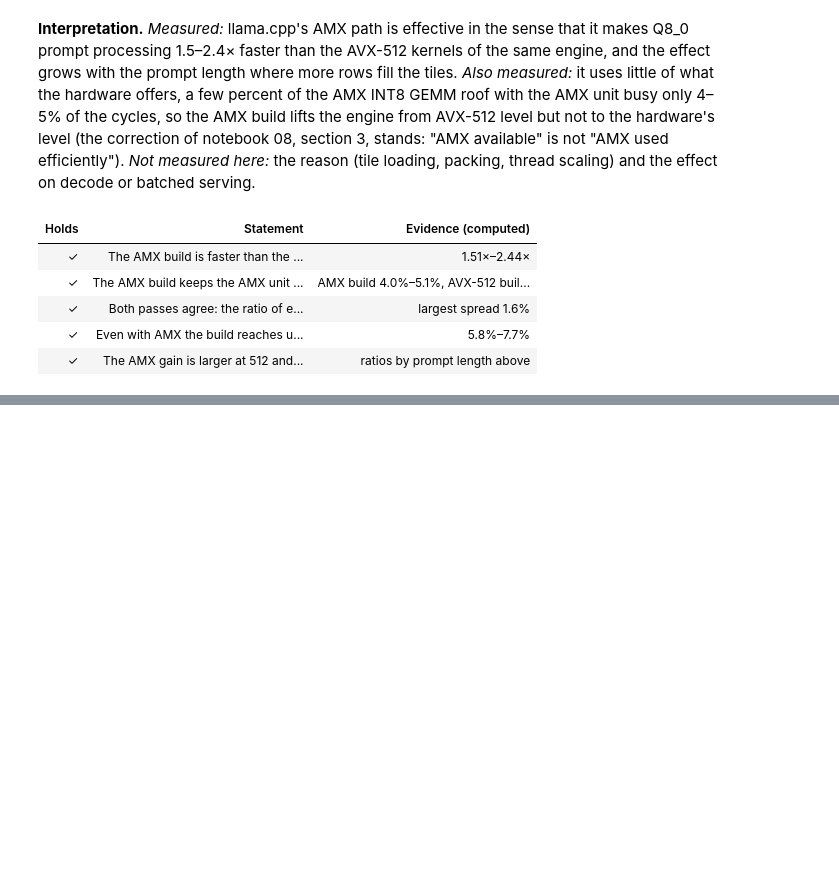
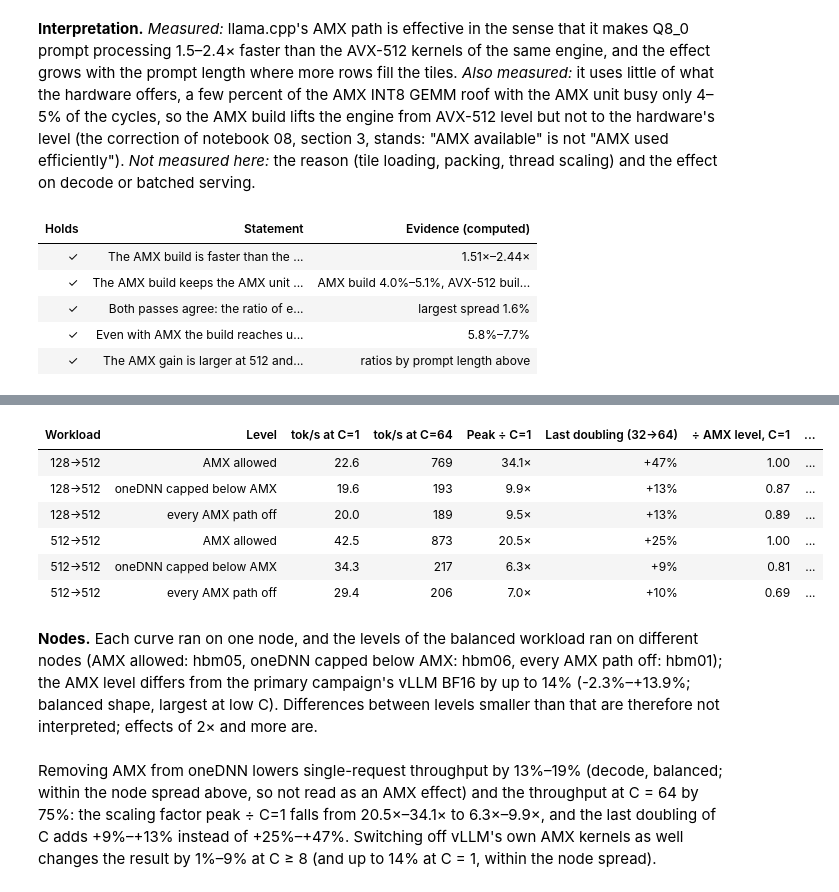
Before and after one commit to struggling-student/llm-backend-analysis, a Jupyter notebook: notebooks/backend_selection/12_amx_ablations.ipynb, the cells around one changed output, grey strips where cells are left out. Cells and saved outputs as stored; diff of their text form; code cells hidden in the pictures; blank space fills up the shorter version.

```diff
--- a/notebooks/backend_selection/12_amx_ablations.ipynb
+++ b/notebooks/backend_selection/12_amx_ablations.ipynb
@@ -128,0 +150,37 @@ display(claims_table(claims))
+# %%
+summ = amx.level_summary(lv)
+summ["level_label"] = summ["level"].map(amx.LEVEL_LABELS)
+display(table(summ.assign(workload=summ["workload"].map(lambda w: registry.workload_label(w, short=True)))
+              [["workload", "level_label", "c1", "tput_c_max", "peak_over_c1", "last_doubling_gain", "rel_c1", "rel_c_max"]]
+              .rename(columns={"workload": "Workload", "level_label": "Level", "c1": "tok/s at C=1", "tput_c_max": "tok/s at C=64",
+                               "peak_over_c1": "Peak ÷ C=1", "last_doubling_gain": "Last doubling (32→64)", "rel_c1": "÷ AMX level, C=1",
+                               "rel_c_max": "÷ AMX level, C=64"}),
+              {"tok/s at C=1": "{:.1f}", "tok/s at C=64": "{:.0f}", "Peak ÷ C=1": "{:.1f}×", "Last doubling (32→64)": "{:+.0%}",
+               "÷ AMX level, C=1": "{:.2f}", "÷ AMX level, C=64": "{:.2f}"}, align="left"))
+export_table(summ.drop(columns="level_label"), "amx_ablation_summary")
+S = summ.set_index(["workload", "level"])
+repro = lv[lv["level"] == "amx"].merge(vllm_main[["workload", "concurrency", "total_tok_s_mean"]], on=["workload", "concurrency"], suffixes=("", "_main"))
+repro_dev = repro["total_tok_s_mean"] / repro["total_tok_s_mean_main"] - 1
+_p = lv.pivot_table(index=["workload", "concurrency"], columns="level", values="total_tok_s_mean")
+both_off_all = _p["noamx_all"] / _p["noamx_gemm"] - 1
+both_off = both_off_all[both_off_all.index.get_level_values("concurrency") >= 8].abs()
+node_of = lv.groupby(["workload", "level"])["hosts"].first().unstack()
+node_spread = repro_dev.abs().max()
+show(f"**Nodes.** Each curve ran on one node, and the levels of the balanced workload ran on different nodes ({', '.join(f'{amx.LEVEL_LABELS[l]}: {node_of.loc['balanced', l].split('-')[-1]}' for l in amx.LEVELS)}); "
+     f"the AMX level differs from the primary campaign's vLLM BF16 by up to {pct(node_spread, 0, False)} ({rng(repro_dev, pct, nd=1)}; balanced shape, largest at low C). Differences between levels smaller than that "
+     f"are therefore not interpreted; effects of 2× and more are.")
+show(f"Removing AMX from oneDNN lowers single-request throughput by {rng(1 - S.xs('noamx_gemm', level='level')['rel_c1'], lambda v: pct(v, 0, False))} (decode, balanced; within the node spread above, "
+     f"so not read as an AMX effect) and the throughput at C = 64 by {rng(1 - S.xs('noamx_gemm', level='level')['rel_c_max'], lambda v: pct(v, 0, False))}: the scaling factor peak ÷ C=1 falls from "
+     f"{rng(S.xs('amx', level='level')['peak_over_c1'], x)} to {rng(S.xs('noamx_gemm', level='level')['peak_over_c1'], x)}, and the last doubling of C adds "
+     f"{rng(S.xs('noamx_gemm', level='level')['last_doubling_gain'], pct)} instead of {rng(S.xs('amx', level='level')['last_doubling_gain'], pct)}. "
+     f"Switching off vLLM's own AMX kernels as well changes the result by {rng(both_off, lambda v: pct(v, 0, False))} at C ≥ 8 (and up to {pct(both_off_all.abs().max(), 0, False)} at C = 1, within the node spread).")
+# %% [output]
+| Workload | Level | tok/s at C=1 | tok/s at C=64 | Peak ÷ C=1 | Last doubling (32→64) | ÷ AMX level, C=1 | ... |
+| 128→512 | AMX allowed | 22.6 | 769 | 34.1× | +47% | 1.00 | ... |
+| 128→512 | oneDNN capped below AMX | 19.6 | 193 | 9.9× | +13% | 0.87 | ... |
+| 128→512 | every AMX path off | 20.0 | 189 | 9.5× | +13% | 0.89 | ... |
+| 512→512 | AMX allowed | 42.5 | 873 | 20.5× | +25% | 1.00 | ... |
+| 512→512 | oneDNN capped below AMX | 34.3 | 217 | 6.3× | +9% | 0.81 | ... |
+| 512→512 | every AMX path off | 29.4 | 206 | 7.0× | +10% | 0.69 | ... |
+**Nodes.** Each curve ran on one node, and the levels of the balanced workload ran on different nodes (AMX allowed: hbm05, oneDNN capped below AMX: hbm06, every AMX path off: hbm01); the AMX level differs from the primary campaign's vLLM BF16 by up to 14% (-2.3%–+13.9%; balanced shape, largest at low C). Differences between levels smaller than that are therefore not interpreted; effects of 2× and more are.
+Removing AMX from oneDNN lowers single-request throughput by 13%–19% (decode, balanced; within the node spread above, so not read as an AMX effect) and the throughput at C = 64 by 75%: the scaling factor peak ÷ C=1 falls from 20.5×–34.1× to 6.3×–9.9×, and the last doubling of C adds +9%–+13% instead of +25%–+47%. Switching off vLLM's own AMX kernels as well changes the result by 1%–9% at C ≥ 8 (and up to 14% at C = 1, within the node spread).
```
Also changed, not shown: parts of 9 cells of this notebook, 9 other files.
